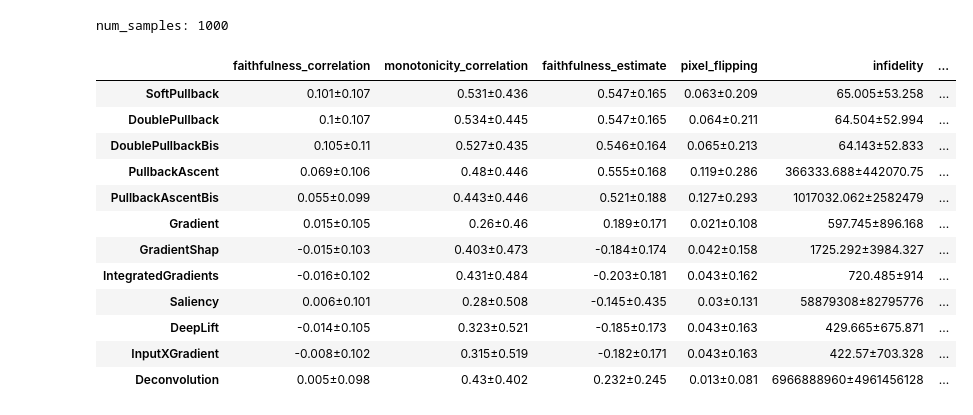
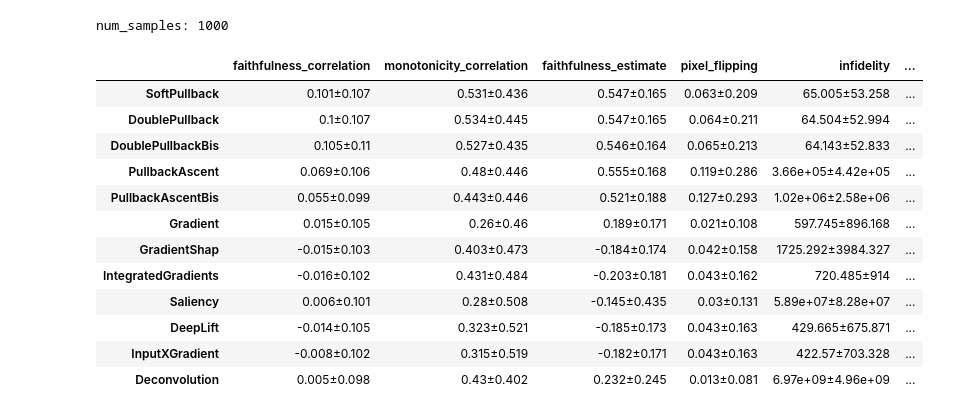
Before and after one commit to 314-Foundation/SemanticPullbacks, a Jupyter notebook: notebooks/verify_results.ipynb, the cells around one changed output. Saved outputs shown, nothing was run; the diff lists cells and outputs as text; code cells hidden in the pictures.

```diff
--- a/notebooks/verify_results.ipynb
+++ b/notebooks/verify_results.ipynb
@@ -27,20 +24,20 @@ The autoreload extension is already loaded. To reload it, use:
 # %%
-loaded_df_resnet = QuantusEvaluator.load_results(f"quantus_resnet_20_50")
+loaded_df_resnet = QuantusEvaluator.load_results(f"results/quantus_resnet_20_50")
 print("num_samples:", len(loaded_df_resnet.iloc[0].iloc[0]))
 summary_resnet = QuantusEvaluator.summarize_results(loaded_df_resnet)
 summary_resnet
 # %% [output]
 num_samples: 1000
 |  | faithfulness_correlation | monotonicity_correlation | faithfulness_estimate | pixel_flipping | infidelity | ... |
 | SoftPullback | 0.101±0.107 | 0.531±0.436 | 0.547±0.165 | 0.063±0.209 | 65.005±53.258 | ... |
 | DoublePullback | 0.1±0.107 | 0.534±0.445 | 0.547±0.165 | 0.064±0.211 | 64.504±52.994 | ... |
 | DoublePullbackBis | 0.105±0.11 | 0.527±0.435 | 0.546±0.164 | 0.065±0.213 | 64.143±52.833 | ... |
-| PullbackAscent | 0.069±0.106 | 0.48±0.446 | 0.555±0.168 | 0.119±0.286 | 366333.688±442070.75 | ... |
-| PullbackAscentBis | 0.055±0.099 | 0.443±0.446 | 0.521±0.188 | 0.127±0.293 | 1017032.062±2582479 | ... |
+| PullbackAscent | 0.069±0.106 | 0.48±0.446 | 0.555±0.168 | 0.119±0.286 | 3.66e+05±4.42e+05 | ... |
+| PullbackAscentBis | 0.055±0.099 | 0.443±0.446 | 0.521±0.188 | 0.127±0.293 | 1.02e+06±2.58e+06 | ... |
 | Gradient | 0.015±0.105 | 0.26±0.46 | 0.189±0.171 | 0.021±0.108 | 597.745±896.168 | ... |
 | GradientShap | -0.015±0.103 | 0.403±0.473 | -0.184±0.174 | 0.042±0.158 | 1725.292±3984.327 | ... |
 | IntegratedGradients | -0.016±0.102 | 0.431±0.484 | -0.203±0.181 | 0.043±0.162 | 720.485±914 | ... |
-| Saliency | 0.006±0.101 | 0.28±0.508 | -0.145±0.435 | 0.03±0.131 | 58879308±82795776 | ... |
+| Saliency | 0.006±0.101 | 0.28±0.508 | -0.145±0.435 | 0.03±0.131 | 5.89e+07±8.28e+07 | ... |
 | DeepLift | -0.014±0.105 | 0.323±0.521 | -0.185±0.173 | 0.043±0.163 | 429.665±675.871 | ... |
 | InputXGradient | -0.008±0.102 | 0.315±0.519 | -0.182±0.171 | 0.043±0.163 | 422.57±703.328 | ... |
-| Deconvolution | 0.005±0.098 | 0.43±0.402 | 0.232±0.245 | 0.013±0.081 | 6966888960±4961456128 | ... |
+| Deconvolution | 0.005±0.098 | 0.43±0.402 | 0.232±0.245 | 0.013±0.081 | 6.97e+09±4.96e+09 | ... |
```
Also changed, not shown: parts of 12 cells of this notebook, 6 other files.
